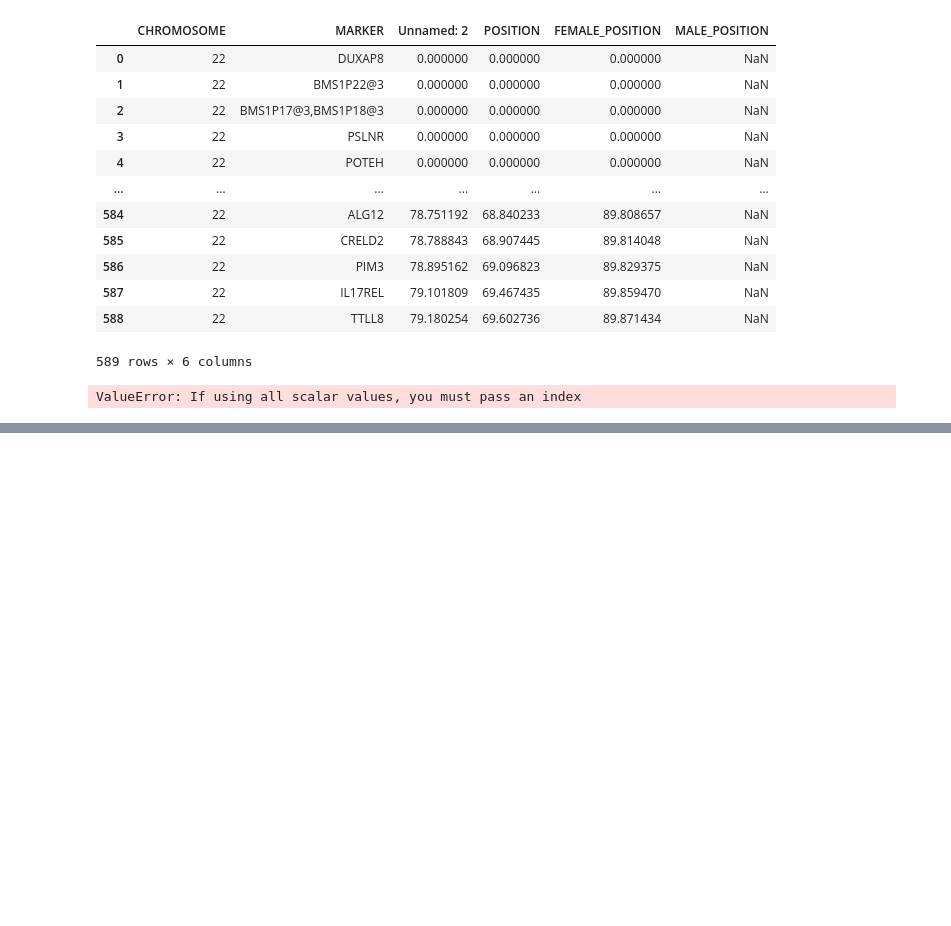
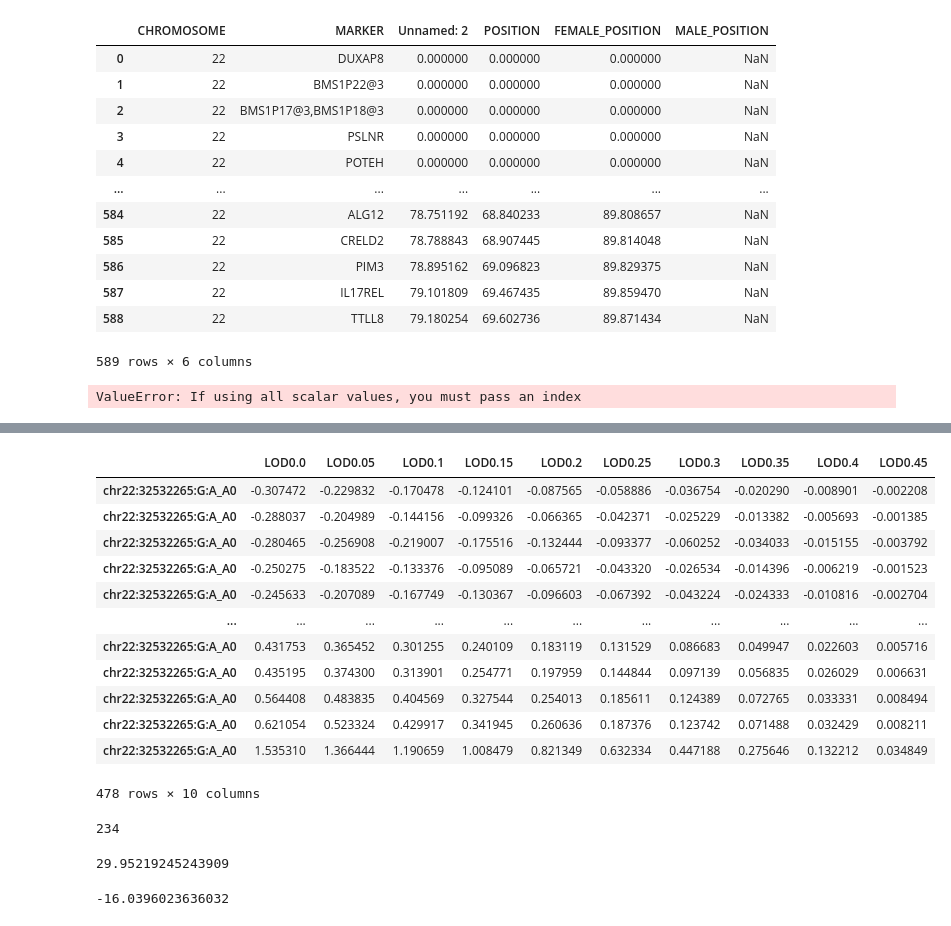
Before and after one commit to gaow/SEQLinkage, a Jupyter notebook: nbs/12_linkage.ipynb, the cells around one changed output, grey strips where cells are left out. Saved outputs shown, nothing was run; the diff lists cells and outputs as text; code cells hidden in the pictures; blank space fills up the shorter version.

```diff
--- a/nbs/12_linkage.ipynb
+++ b/nbs/12_linkage.ipynb
@@ -842,0 +900,16 @@ cped_d['1007'].to_csv('../data/wg20220316/chr22test/MERLIN/chr22test.chr22_new_1
+# %%
+var_res['chr22:32532265:G:A_A0'].transpose().sort_values('LOD0.0')
+# %% [output]
+|  | LOD0.0 | LOD0.05 | LOD0.1 | LOD0.15 | LOD0.2 | LOD0.25 | LOD0.3 | LOD0.35 | LOD0.4 | LOD0.45 |
+| chr22:32532265:G:A_A0 | -0.307472 | -0.229832 | -0.170478 | -0.124101 | -0.087565 | -0.058886 | -0.036754 | -0.020290 | -0.008901 | -0.002208 |
+| chr22:32532265:G:A_A0 | -0.288037 | -0.204989 | -0.144156 | -0.099326 | -0.066365 | -0.042371 | -0.025229 | -0.013382 | -0.005693 | -0.001385 |
+| chr22:32532265:G:A_A0 | -0.280465 | -0.256908 | -0.219007 | -0.175516 | -0.132444 | -0.093377 | -0.060252 | -0.034033 | -0.015155 | -0.003792 |
+| chr22:32532265:G:A_A0 | -0.250275 | -0.183522 | -0.133376 | -0.095089 | -0.065721 | -0.043320 | -0.026534 | -0.014396 | -0.006219 | -0.001523 |
+| chr22:32532265:G:A_A0 | -0.245633 | -0.207089 | -0.167749 | -0.130367 | -0.096603 | -0.067392 | -0.043224 | -0.024333 | -0.010816 | -0.002704 |
+| ... | ... | ... | ... | ... | ... | ... | ... | ... | ... | ... |
+| chr22:32532265:G:A_A0 | 0.431753 | 0.365452 | 0.301255 | 0.240109 | 0.183119 | 0.131529 | 0.086683 | 0.049947 | 0.022603 | 0.005716 |
+| chr22:32532265:G:A_A0 | 0.435195 | 0.374300 | 0.313901 | 0.254771 | 0.197959 | 0.144844 | 0.097139 | 0.056835 | 0.026029 | 0.006631 |
+| chr22:32532265:G:A_A0 | 0.564408 | 0.483835 | 0.404569 | 0.327544 | 0.254013 | 0.185611 | 0.124389 | 0.072765 | 0.033331 | 0.008494 |
+| chr22:32532265:G:A_A0 | 0.621054 | 0.523324 | 0.429917 | 0.341945 | 0.260636 | 0.187376 | 0.123742 | 0.071488 | 0.032429 | 0.008211 |
+| chr22:32532265:G:A_A0 | 1.535310 | 1.366444 | 1.190659 | 1.008479 | 0.821349 | 0.632334 | 0.447188 | 0.275646 | 0.132212 | 0.034849 |
+478 rows × 10 columns
@@ -842,0 +918,12 @@ cped_d['1007'].to_csv('../data/wg20220316/chr22test/MERLIN/chr22test.chr22_new_1
+# %%
+sum(tmp>0)
+# %% [output]
+234
+# %%
+tmp[tmp>0].sum()
+# %% [output]
+29.95219245243909
+# %%
+tmp[tmp<0].sum()
+# %% [output]
+-16.0396023636032
```
Also changed, not shown: parts of 6 cells of this notebook, 1 other file.
